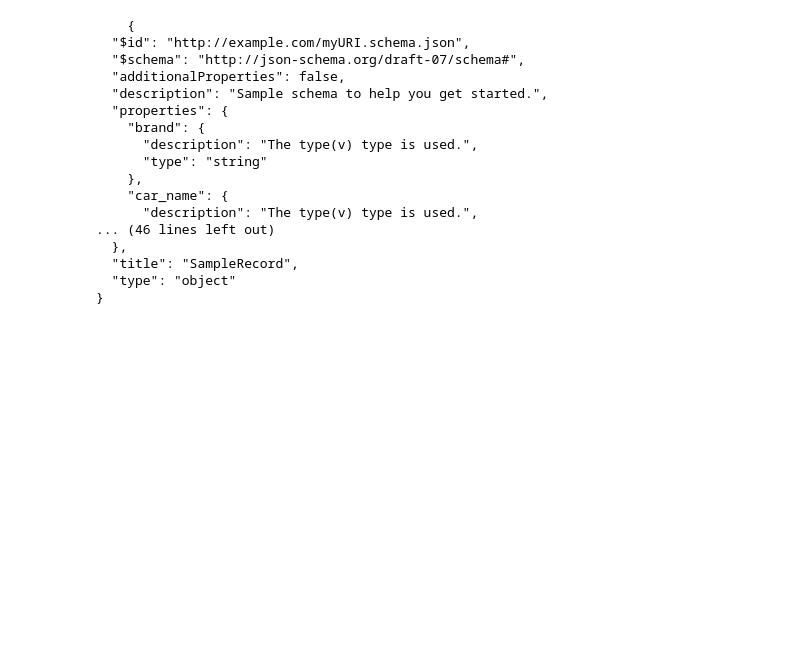
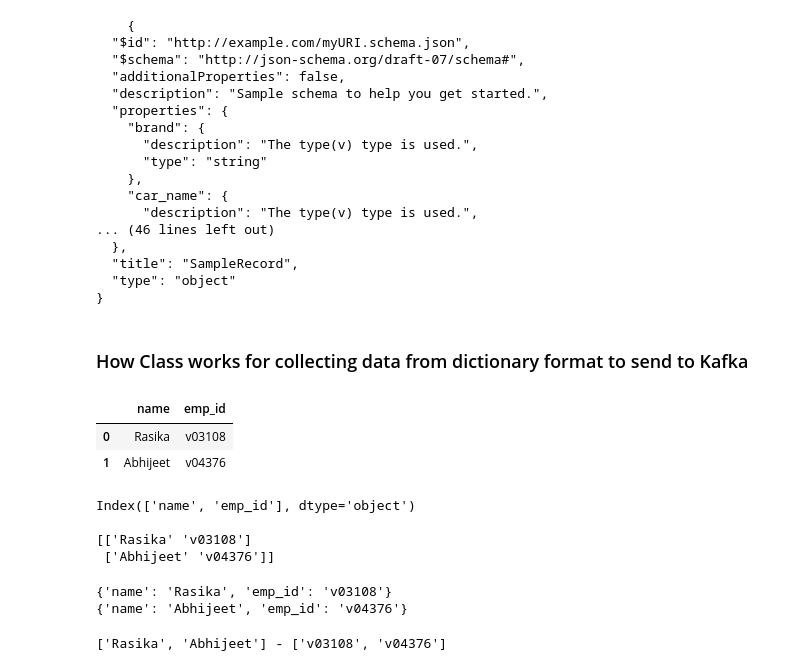
Before and after one commit to Rasika-Gulhane/Sensor_Fault_Detection, a Jupyter notebook: untitled.ipynb, the cells around one changed output. Cells and saved outputs as stored; diff of their text form; code cells hidden in the pictures; blank space fills up the shorter version.

Commit message:
data production to Kafka successully done

```diff
--- a/untitled.ipynb
+++ b/untitled.ipynb
@@ -250,0 +241,29 @@ print(schema_str)
+# %% [markdown]
+### How Class works for collecting data from dictionary format to send to Kafka
+# %%
+emp_info ={ 'name':['Rasika','Abhijeet'], 'emp_id':['v03108','v04376']}
+# %%
+#dict to DF
+df1 = pd.DataFrame(emp_info)
+df1
+# %% [output]
+|  | name | emp_id |
+| 0 | Rasika | v03108 |
+| 1 | Abhijeet | v04376 |
+# %%
+#DF to dict seperate values
+col = df1.columns
+print(col)
+print("")
+print(df1.values)
+# %% [output]
+Index(['name', 'emp_id'], dtype='object')
+
+[['Rasika' 'v03108']
+ ['Abhijeet' 'v04376']]
+# %%
+for data in df1.values:
+    print(dict(zip(col,data)))
+# %% [output]
+{'name': 'Rasika', 'emp_id': 'v03108'}
+{'name': 'Abhijeet', 'emp_id': 'v04376'}
@@ -250,0 +284,4 @@ print(schema_str)
+# %%
+print(emp1.name, "-" ,emp1.emp_id)
+# %% [output]
+['Rasika', 'Abhijeet'] - ['v03108', 'v04376']
```
Also changed, not shown: parts of 15 cells of this notebook, 11 other files.
